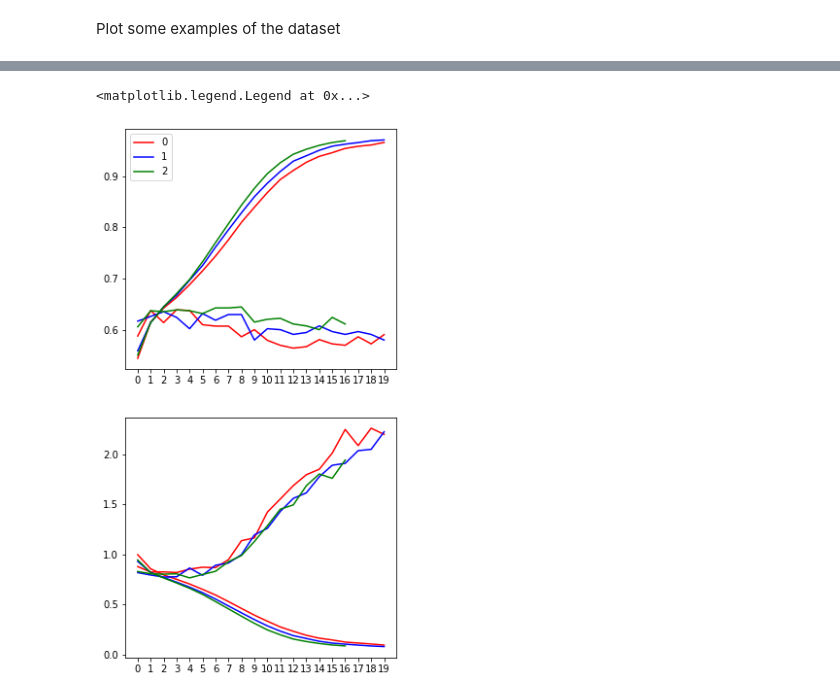
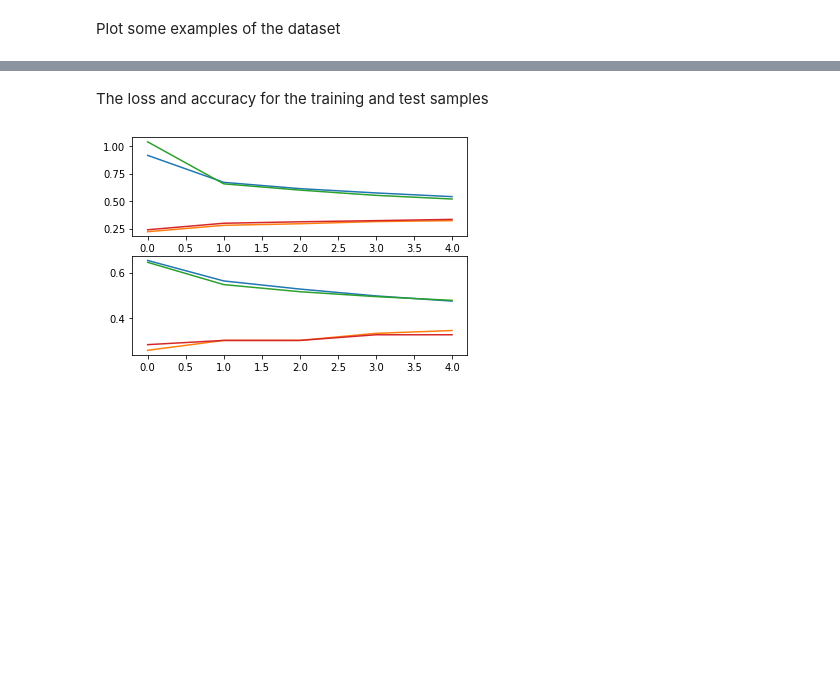
Before and after one commit to davidharvey1986/darkCNN, a Jupyter notebook: example/testDarkCNN.ipynb, the cells around one changed output, grey strips where cells are left out. Cells and saved outputs as stored; diff of their text form; code cells hidden in the pictures; blank space fills up the shorter version.

```diff
--- a/example/testDarkCNN.ipynb
+++ b/example/testDarkCNN.ipynb
@@ -140,18 +69,14 @@ for axis, i in enumerate(cross):
-# %%
-color = ['r','b','g','c','orange']
-fig, axarr = plt.subplots( 2,1, figsize=(5,10))
-for i in range(3):
-    csvLogger = "pickles/augmentedTrain_%i_channel_noAtt_dropout_0.2_testSplit_0.150_0.csv" % (i+1)
-    csvFile = np.loadtxt( csvLogger, delimiter=',',
-                    dtype=[('epoch', object), ('accuracy', float),
-                    ('loss', float), ('val_accuracy',float),('val_loss', float)], skiprows=1)
-
-   # plt.plot(csvFile['epoch'], csvFile['val_loss'], color=color[i])
-    axarr[0].plot(csvFile['epoch'], csvFile['val_accuracy'], color=color[i], label=i)
-    axarr[0].plot(csvFile['epoch'], csvFile['accuracy'], color=color[i])
-    axarr[1].plot(csvFile['epoch'], csvFile['val_loss'], color=color[i])
-    axarr[1].plot(csvFile['epoch'], csvFile['loss'], color=color[i])
-axarr[0].legend()
-# %% [output]
-<matplotlib.legend.Legend at 0x...>
-[figure, removed]
+# %% [markdown]
+The loss and accuracy for the training and test samples
+# %%
+fig, ax = plt.subplots( 2, 1)
+ax[1].set_xlabel('Epoch')
+for iMonte in range(1, nMonte):
+    epoch, accuracy, loss, val_accuracy, val_loss = \
+        np.loadtxt( "pickles/exampleNew_%i.csv" % iMonte, delimiter=',',skiprows=1,unpack=True)
+    ax[0].plot( epoch, loss )
+    ax[0].plot( epoch, accuracy )
+    ax[1].plot( epoch, val_loss )
+    ax[1].plot( epoch, val_accuracy )
+# %% [output]
+[figure, added]
```
Also changed, not shown: parts of 20 cells of this notebook.
